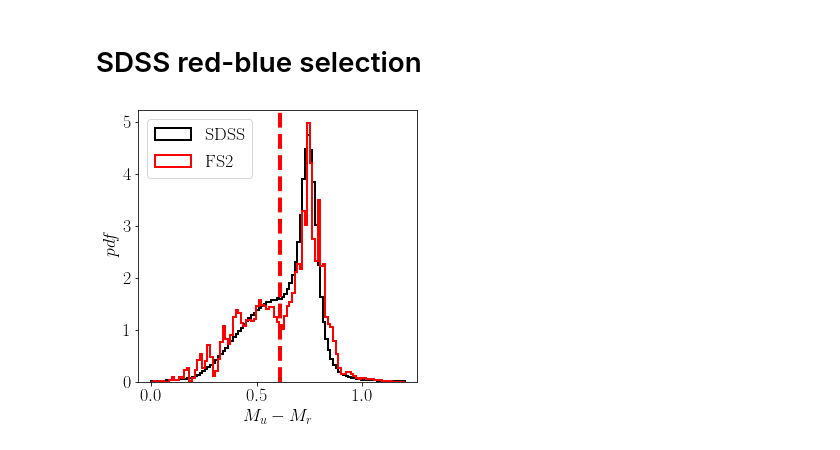
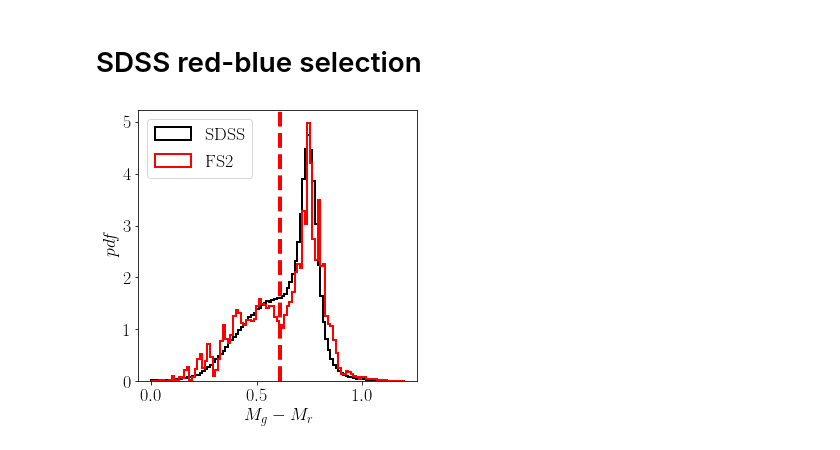
Before and after one commit to flediak/Euclid_IA_KP_paper0, a Jupyter notebook: plots_sample_selection.ipynb, the cells around one changed output. Drawn from its saved outputs; the diff is of its cells as text; code cells hidden in the pictures.

```diff
--- a/plots_sample_selection.ipynb
+++ b/plots_sample_selection.ipynb
@@ -85,32 +101,32 @@ fig, ax = plt.subplots(1,1,figsize=(5,5))
 fontsize=18
 
 plt.rc('font', family='serif')
 plt.rc('xtick', labelsize=fontsize)
 plt.rc('ytick', labelsize=fontsize)
 plt.rc('text', usetex=True)
 
 gr_bins = np.linspace(0.0,1.2,100)
 
 gr_nyu = data_nyu.Mg00 - data_nyu.Mr00
 gr_fs2 = data_fs2.gr_restframe
 
 
 gr_cut_fs2 = 0.61
 gr_cut_nyu = 0.62
 gr_cut_J19 = 0.66
 
 ax.axvline(x=gr_cut_fs2,c='r', ls='--', lw=4)
 #ax.axvline(x=gr_cut_nyu,c='k', ls='--', lw=2)
 #ax.axvline(x=gr_cut_J19,c='b', ls='--', lw=2)
 
 ax.hist(gr_nyu, bins=gr_bins, histtype='step', density=True, color='k', lw=2, label='SDSS')
 ax.hist(gr_fs2, bins=gr_bins, histtype='step', density=True, color='r', lw=2, label='FS2')
 
-ax.set_xlabel('$M_u-M_r$',fontsize=fontsize)
+ax.set_xlabel('$M_g-M_r$',fontsize=fontsize)
 ax.set_ylabel('$pdf$',fontsize=fontsize)
 
 ax.legend(fontsize=fontsize, loc='upper left')
 
 plt.show()
 # %% [output]
-[figure, old version]
+[figure, new version]
```
Also changed, not shown: parts of 6 cells of this notebook.
